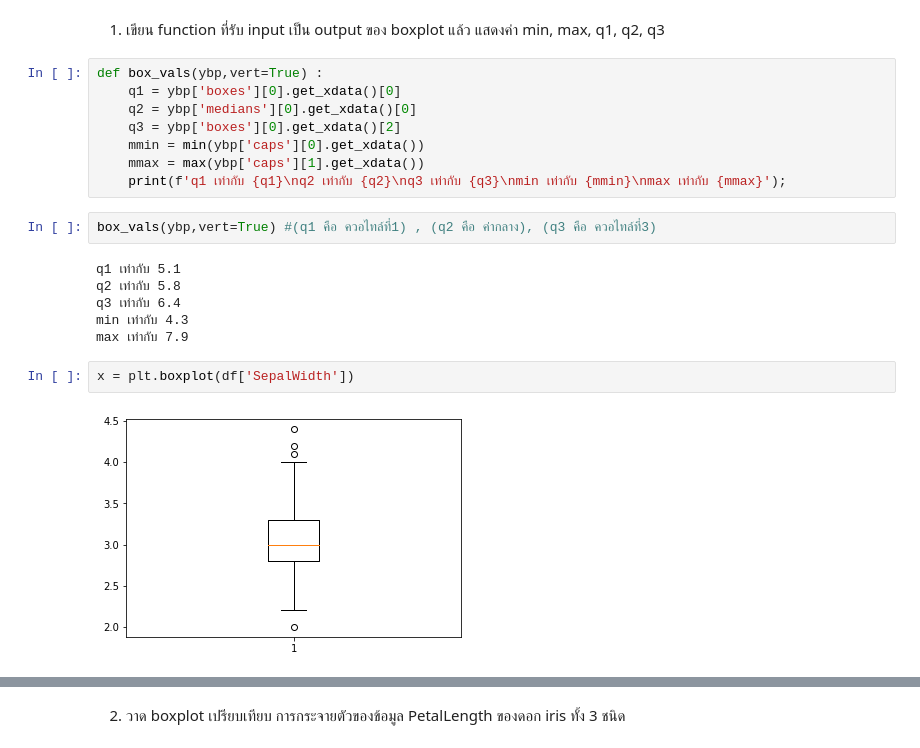
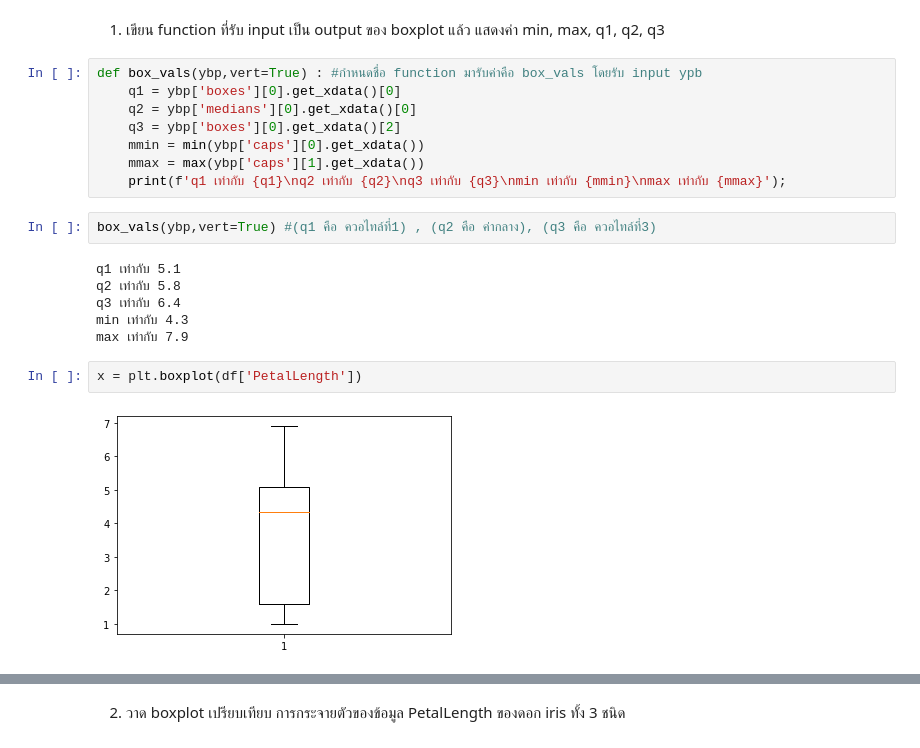
Before and after one commit to 623021000-1thaksina/data_viz_2022, a Jupyter notebook: DataViz02_Data_Distribution_.ipynb, the cells around one changed output, grey strips where cells are left out. Drawn from its saved outputs; the diff is of its cells as text.

Commit message:
เฉลย quiz และ violin plot +HW เดี่ยว

```diff
--- a/DataViz02_Data_Distribution_.ipynb
+++ b/DataViz02_Data_Distribution_.ipynb
@@ -295,7 +295,7 @@ plt.boxplot(df['SepalLength'],vert=False,showmeans=True,meanprops={'marker':'o'}
 # %% [markdown]
 1. เขียน function ที่รับ input เป็น output ของ boxplot แล้ว แสดงค่า min, max, q1, q2, q3
 # %%
-def box_vals(ybp,vert=True) :
+def box_vals(ybp,vert=True) : #กำหนดชื่อ function มารับค่าคือ box_vals โดยรับ input ypb
     q1 = ybp['boxes'][0].get_xdata()[0]
     q2 = ybp['medians'][0].get_xdata()[0]
     q3 = ybp['boxes'][0].get_xdata()[2]
@@ -311,7 +311,7 @@ q3 เท่ากับ 6.4
 min เท่ากับ 4.3
 max เท่ากับ 7.9
 # %%
-x = plt.boxplot(df['SepalWidth'])
+x = plt.boxplot(df['PetalLength'])
 # %% [output]
-[figure, old version]
+[figure, new version]
 # %%
```
Also changed, not shown: parts of 23 cells of this notebook.
